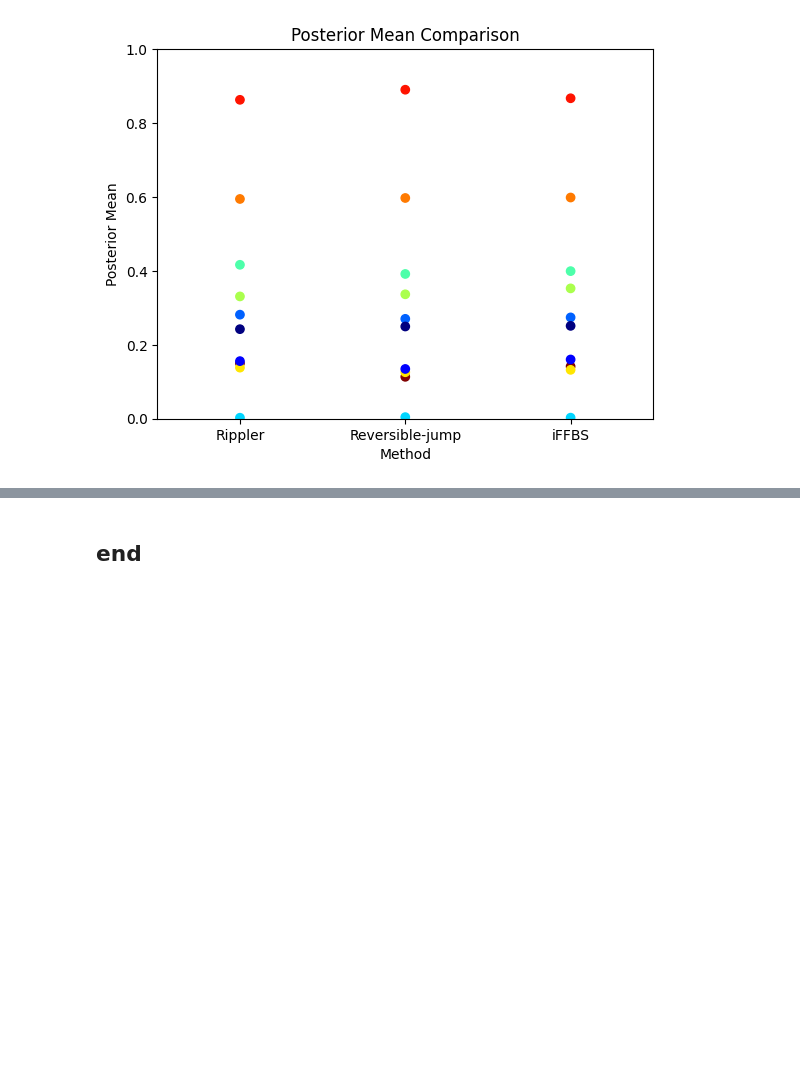
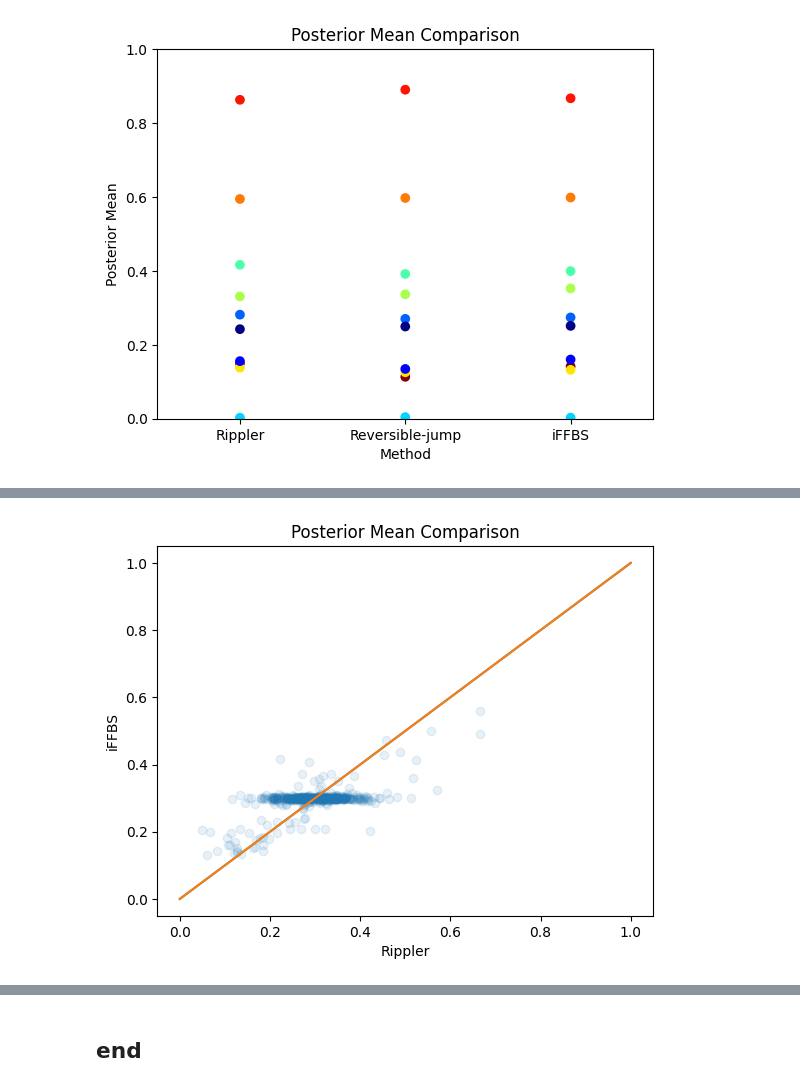
Before and after one commit to neilljn/AntiDOTE_Methods, a Jupyter notebook: experiments/sim_study_rippler/results.ipynb, the cells around one changed output, grey strips where cells are left out. Cells and saved outputs as stored; diff of their text form; code cells hidden in the pictures; blank space fills up the shorter version.

```diff
--- a/experiments/sim_study_rippler/results.ipynb
+++ b/experiments/sim_study_rippler/results.ipynb
@@ -961,0 +1044,10 @@ plt.show()
+# %%
+# plotting the results
+plt.scatter(X_mean[0],X_mean_iFFBS_full[0],alpha=0.1)
+plt.plot(np.array([[0,0],[1,1]]))
+plt.xlabel("Rippler")
+plt.ylabel("iFFBS")
+plt.title("Posterior Mean Comparison")
+plt.show()
+# %% [output]
+[figure, added]
```
Also changed, not shown: parts of 10 cells of this notebook.
